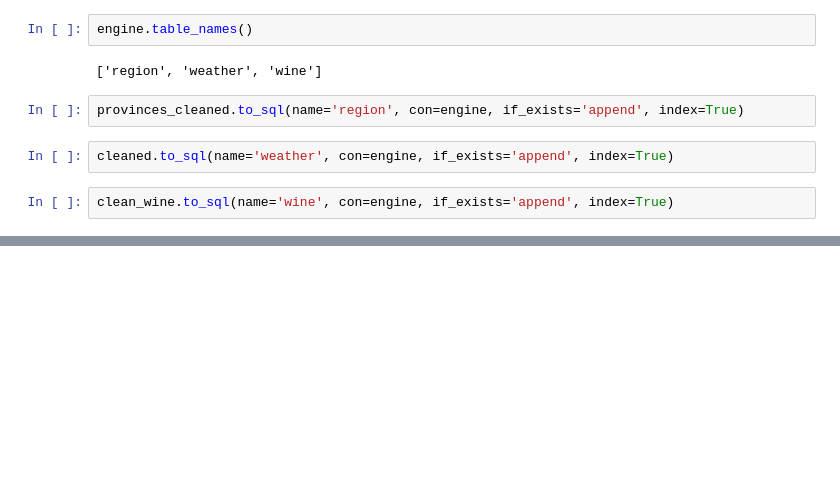
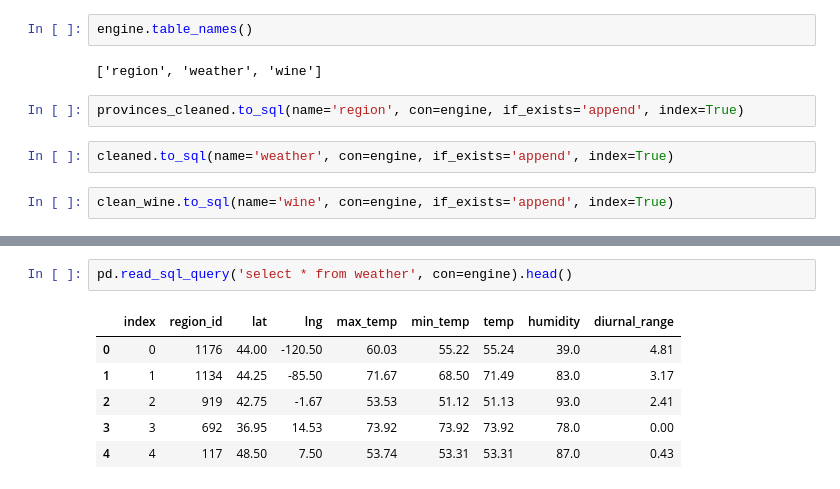
Before and after one commit to J-Schea29/ETL-Project, a Jupyter notebook: Wine_data.ipynb, the cells around one changed output, grey strips where cells are left out. Saved outputs shown, nothing was run; the diff lists cells and outputs as text; blank space fills up the shorter version.

```diff
--- a/Wine_data.ipynb
+++ b/Wine_data.ipynb
@@ -286,0 +296,9 @@ clean_wine.to_sql(name='wine', con=engine, if_exists='append', index=True)
+# %%
+pd.read_sql_query('select * from weather', con=engine).head()
+# %% [output]
+|  | index | region_id | lat | lng | max_temp | min_temp | temp | humidity | diurnal_range |
+| 0 | 0 | 1176 | 44.00 | -120.50 | 60.03 | 55.22 | 55.24 | 39.0 | 4.81 |
+| 1 | 1 | 1134 | 44.25 | -85.50 | 71.67 | 68.50 | 71.49 | 83.0 | 3.17 |
+| 2 | 2 | 919 | 42.75 | -1.67 | 53.53 | 51.12 | 51.13 | 93.0 | 2.41 |
+| 3 | 3 | 692 | 36.95 | 14.53 | 73.92 | 73.92 | 73.92 | 78.0 | 0.00 |
+| 4 | 4 | 117 | 48.50 | 7.50 | 53.74 | 53.31 | 53.31 | 87.0 | 0.43 |
```
Also changed, not shown: parts of 2 cells of this notebook.
